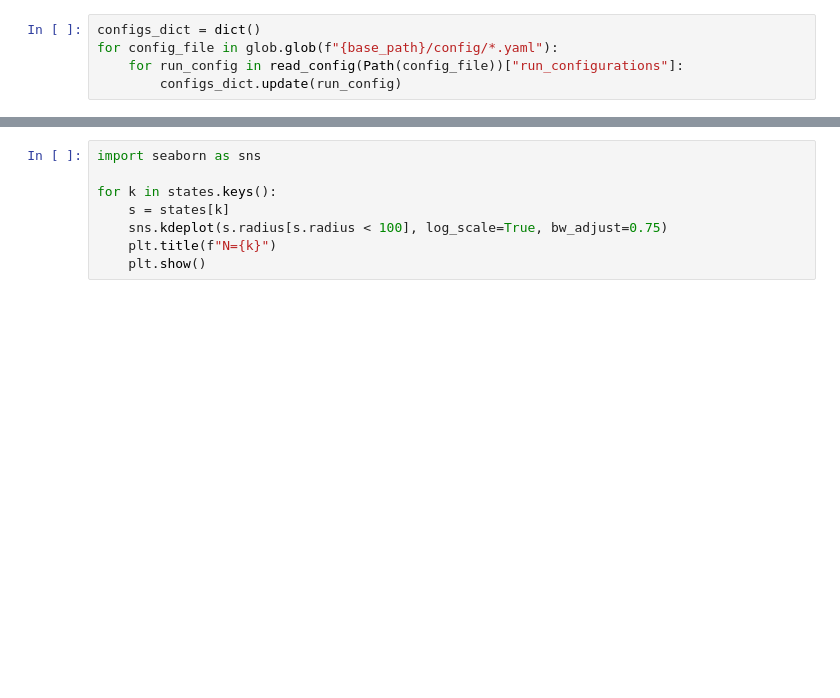
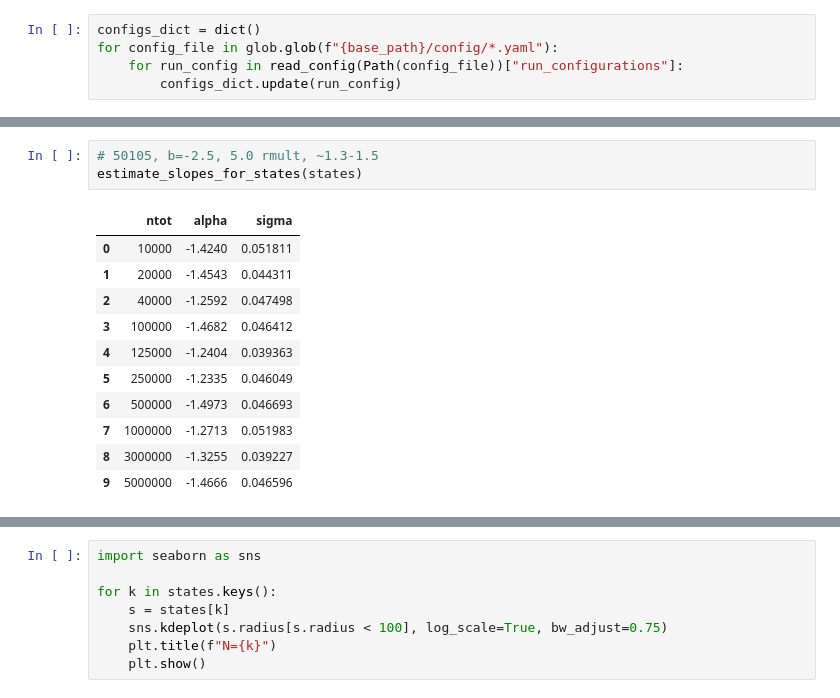
Before and after one commit to seanmason/saturation, a Jupyter notebook: notebooks/thesis/Chapter4/TimeToDeath.ipynb, the cells around one changed output, grey strips where cells are left out. Drawn from its saved outputs; the diff is of its cells as text; blank space fills up the shorter version.

```diff
--- a/notebooks/thesis/Chapter4/TimeToDeath.ipynb
+++ b/notebooks/thesis/Chapter4/TimeToDeath.ipynb
@@ -542,0 +588,15 @@ for config_file in glob.glob(f"{base_path}/config/*.yaml"):
+# %%
+# 50105, b=-2.5, 5.0 rmult, ~1.3-1.5
+estimate_slopes_for_states(states)
+# %% [output]
+|  | ntot | alpha | sigma |
+| 0 | 10000 | -1.4240 | 0.051811 |
+| 1 | 20000 | -1.4543 | 0.044311 |
+| 2 | 40000 | -1.2592 | 0.047498 |
+| 3 | 100000 | -1.4682 | 0.046412 |
+| 4 | 125000 | -1.2404 | 0.039363 |
+| 5 | 250000 | -1.2335 | 0.046049 |
+| 6 | 500000 | -1.4973 | 0.046693 |
+| 7 | 1000000 | -1.2713 | 0.051983 |
+| 8 | 3000000 | -1.3255 | 0.039227 |
+| 9 | 5000000 | -1.4666 | 0.046596 |
```
Also changed, not shown: parts of 17 cells of this notebook, 11 other files.
